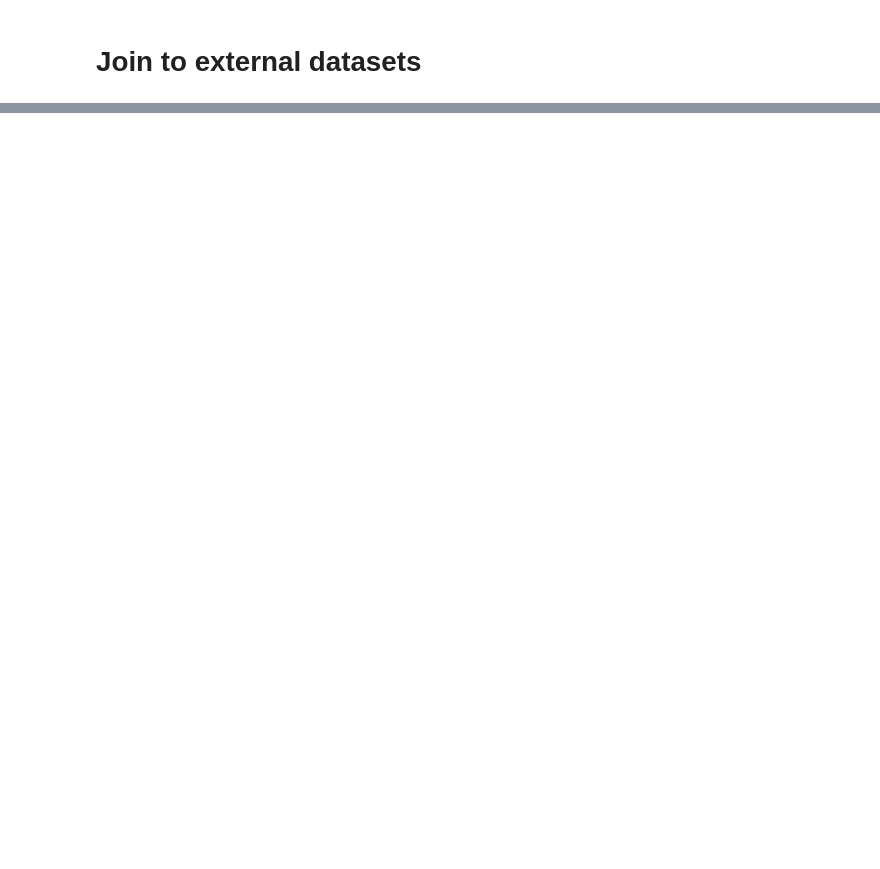
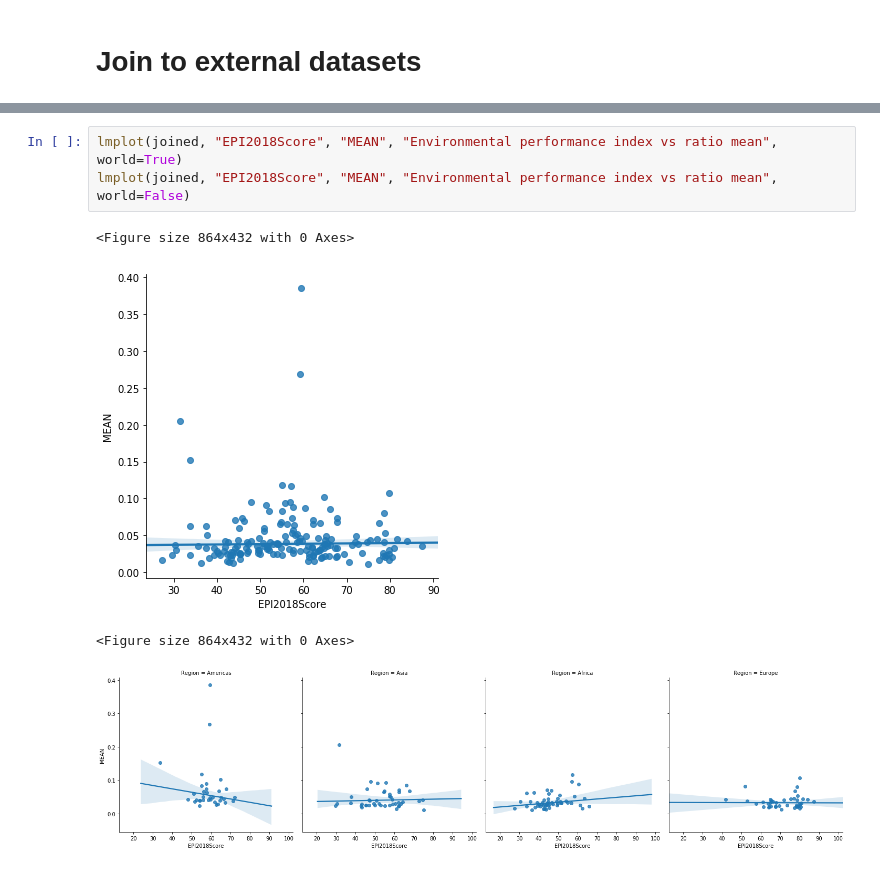
Before and after one commit to damlobster/ada2018, a Jupyter notebook: src/correlations/counts_domain_geoloc_correlations.ipynb, the cells around one changed output, grey strips where cells are left out. Saved outputs shown, nothing was run; the diff lists cells and outputs as text; blank space fills up the shorter version.

```diff
--- a/src/correlations/counts_domain_geoloc_correlations.ipynb
+++ b/src/correlations/counts_domain_geoloc_correlations.ipynb
@@ -179,0 +161,8 @@ sns.regplot("GDPpc", "MEAN", data=joined, robust=True)
+# %%
+lmplot(joined, "EPI2018Score", "MEAN", "Environmental performance index vs ratio mean", world=True)
+lmplot(joined, "EPI2018Score", "MEAN", "Environmental performance index vs ratio mean", world=False)
+# %% [output]
+<Figure size 864x432 with 0 Axes>
+[figure, added]
+<Figure size 864x432 with 0 Axes>
+[figure, added]
```
Also changed, not shown: parts of 12 cells of this notebook.
